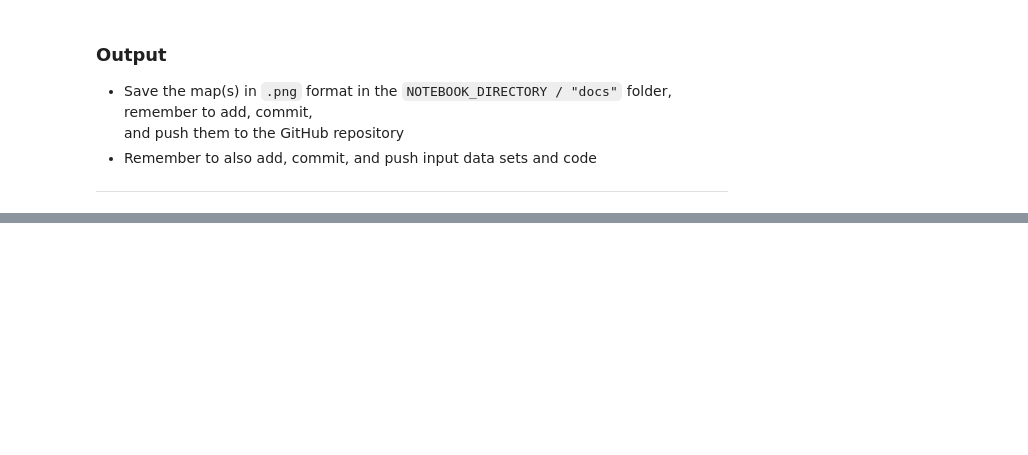
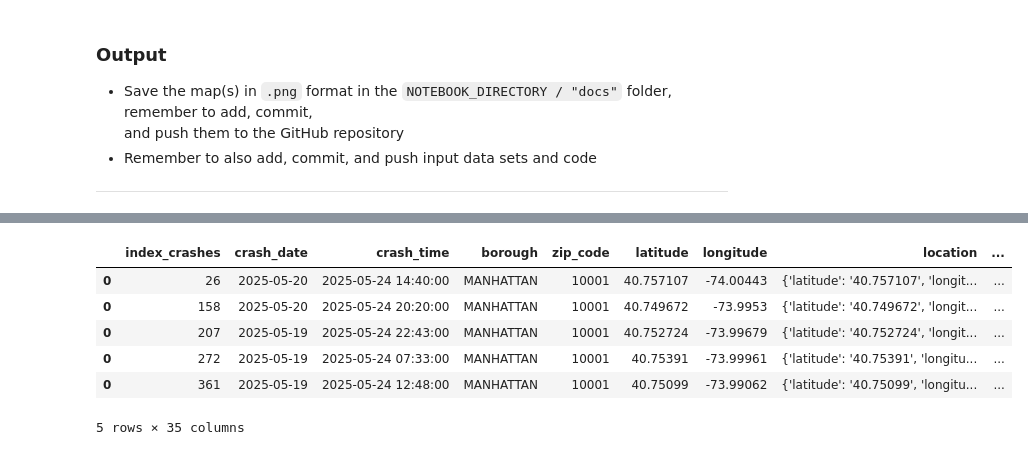
Before and after one commit to rndayizeye/exercise-5, a Jupyter notebook: Exercise-5-problem-1.ipynb, the cells around one changed output, grey strips where cells are left out. Saved outputs shown, nothing was run; the diff lists cells and outputs as text; code cells hidden in the pictures; blank space fills up the shorter version.

```diff
--- a/Exercise-5-problem-1.ipynb
+++ b/Exercise-5-problem-1.ipynb
@@ -44,0 +192,10 @@ OUTPUT_DIRECTORY = NOTEBOOK_PATH / "docs"
+# %%
+nyc_nyc_crashes_zipcode_joined.head()
+# %% [output]
+|  | index_crashes | crash_date | crash_time | borough | zip_code | latitude | longitude | location | ... |
+| 0 | 26 | 2025-05-20 | 2025-05-24 14:40:00 | MANHATTAN | 10001 | 40.757107 | -74.00443 | {'latitude': '40.757107', 'longit... | ... |
+| 0 | 158 | 2025-05-20 | 2025-05-24 20:20:00 | MANHATTAN | 10001 | 40.749672 | -73.9953 | {'latitude': '40.749672', 'longit... | ... |
+| 0 | 207 | 2025-05-19 | 2025-05-24 22:43:00 | MANHATTAN | 10001 | 40.752724 | -73.99679 | {'latitude': '40.752724', 'longit... | ... |
+| 0 | 272 | 2025-05-19 | 2025-05-24 07:33:00 | MANHATTAN | 10001 | 40.75391 | -73.99961 | {'latitude': '40.75391', 'longitu... | ... |
+| 0 | 361 | 2025-05-19 | 2025-05-24 12:48:00 | MANHATTAN | 10001 | 40.75099 | -73.99062 | {'latitude': '40.75099', 'longitu... | ... |
+5 rows × 35 columns
```
Also changed, not shown: parts of 13 cells of this notebook.
